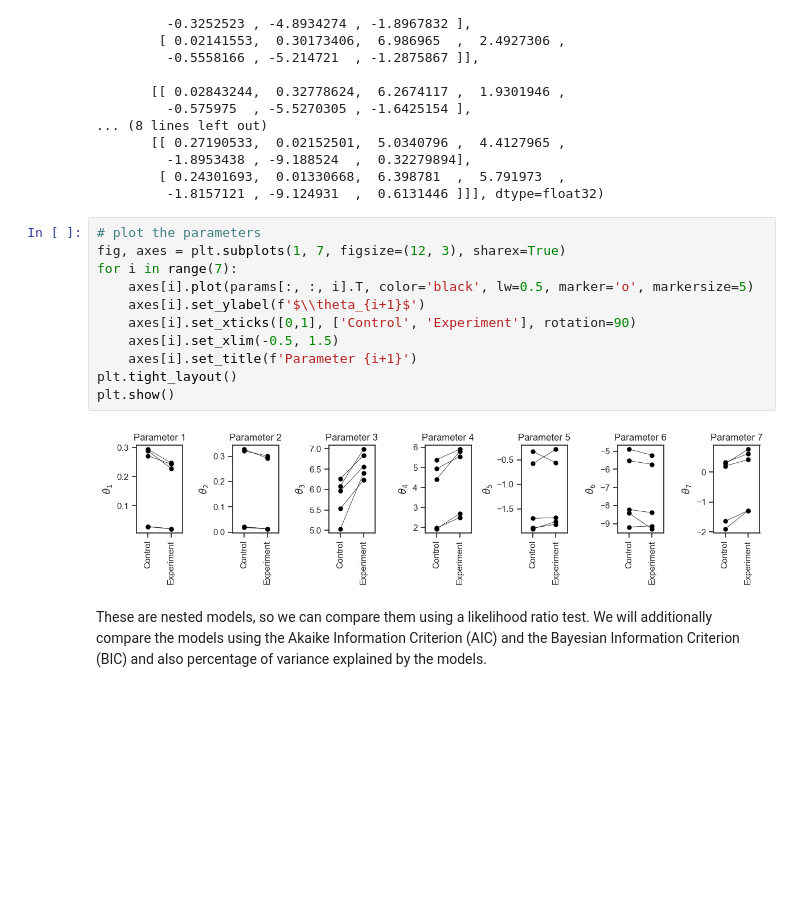
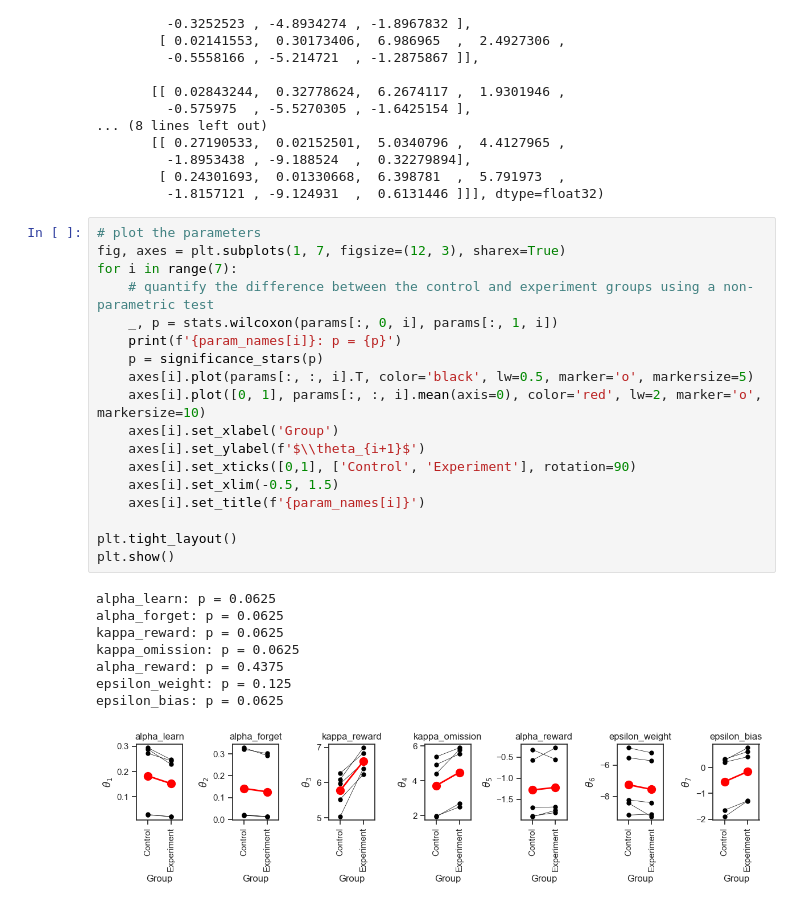
Before and after one commit to neurorishika/flYJAX, a Jupyter notebook: analysis/notebooks/smp108-silencing/rl_model.ipynb, the cells around one changed output. Cells and saved outputs as stored; diff of their text form; blank space fills up the shorter version.

```diff
--- a/analysis/notebooks/smp108-silencing/rl_model.ipynb
+++ b/analysis/notebooks/smp108-silencing/rl_model.ipynb
@@ -138,15 +163,27 @@ array([[[ 0.29398987,  0.01837164,  5.967759  ,  5.38436   ,
 # %%
 # plot the parameters
 fig, axes = plt.subplots(1, 7, figsize=(12, 3), sharex=True)
 for i in range(7):
+    # quantify the difference between the control and experiment groups using a non-parametric test
+    _, p = stats.wilcoxon(params[:, 0, i], params[:, 1, i])
+    print(f'{param_names[i]}: p = {p}')
+    p = significance_stars(p)
     axes[i].plot(params[:, :, i].T, color='black', lw=0.5, marker='o', markersize=5)
+    axes[i].plot([0, 1], params[:, :, i].mean(axis=0), color='red', lw=2, marker='o', markersize=10)
+    axes[i].set_xlabel('Group')
     axes[i].set_ylabel(f'$\\theta_{i+1}$')
     axes[i].set_xticks([0,1], ['Control', 'Experiment'], rotation=90)
     axes[i].set_xlim(-0.5, 1.5)
-    axes[i].set_title(f'Parameter {i+1}')
+    axes[i].set_title(f'{param_names[i]}')
+
 plt.tight_layout()
 plt.show()
 # %% [output]
+alpha_learn: p = 0.0625
+alpha_forget: p = 0.0625
+kappa_reward: p = 0.0625
+kappa_omission: p = 0.0625
+alpha_reward: p = 0.4375
+epsilon_weight: p = 0.125
+epsilon_bias: p = 0.0625
-[figure, old version]
+[figure, new version]
-# %% [markdown]
-These are nested models, so we can compare them using a likelihood ratio test. We will additionally compare the models using the Akaike Information Criterion (AIC) and the Bayesian Information Criterion (BIC) and also percentage of variance explained by the models.
```
Also changed, not shown: parts of 17 cells of this notebook, 12 other files.
